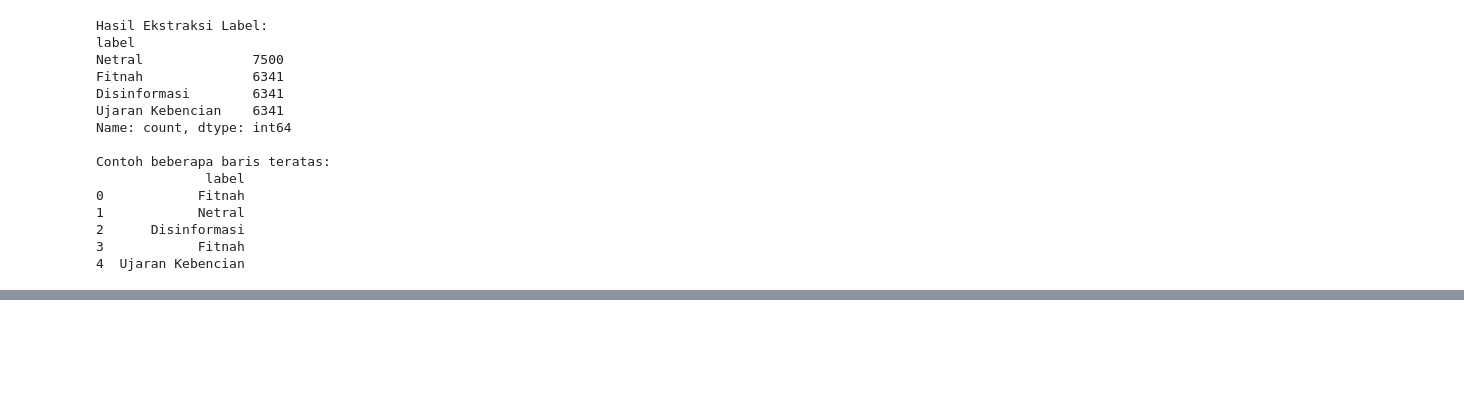
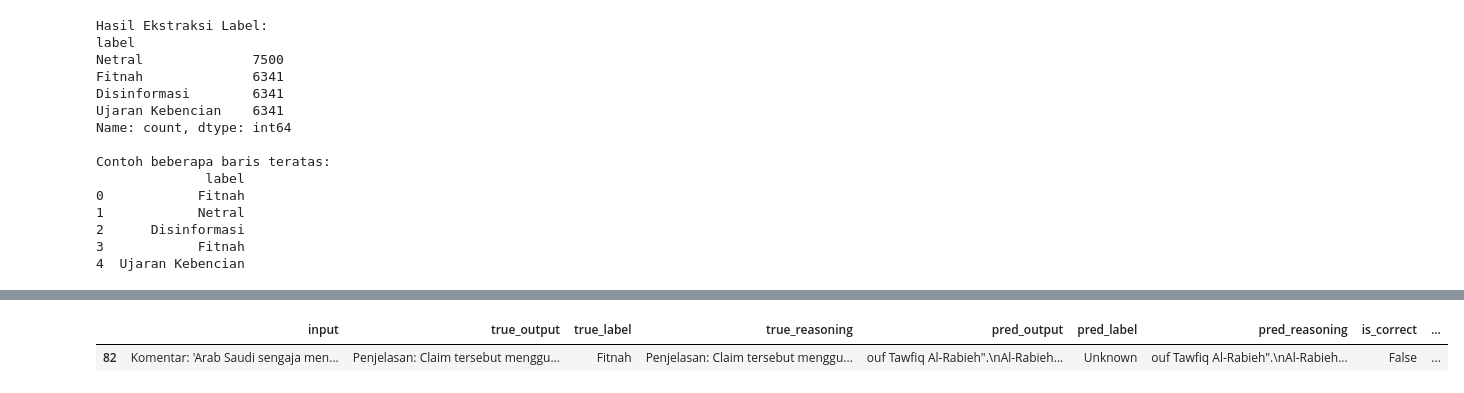
Before and after one commit to imdipo/capstone-AITF-komdigi, a Jupyter notebook: SFT/SFT-EDA.ipynb, the cells around one changed output, grey strips where cells are left out. Saved outputs shown, nothing was run; the diff lists cells and outputs as text; code cells hidden in the pictures; blank space fills up the shorter version.

```diff
--- a/SFT/SFT-EDA.ipynb
+++ b/SFT/SFT-EDA.ipynb
@@ -126,0 +192,5 @@ Contoh beberapa baris teratas:
+# %%
+unknown.head(1)
+# %% [output]
+|  | input | true_output | true_label | true_reasoning | pred_output | pred_label | pred_reasoning | is_correct | ... |
+| 82 | Komentar: 'Arab Saudi sengaja men... | Penjelasan: Claim tersebut menggu... | Fitnah | Penjelasan: Claim tersebut menggu... | ouf Tawfiq Al-Rabieh".\nAl-Rabieh... | Unknown | ouf Tawfiq Al-Rabieh".\nAl-Rabieh... | False | ... |
```
Also changed, not shown: parts of 9 cells of this notebook.
